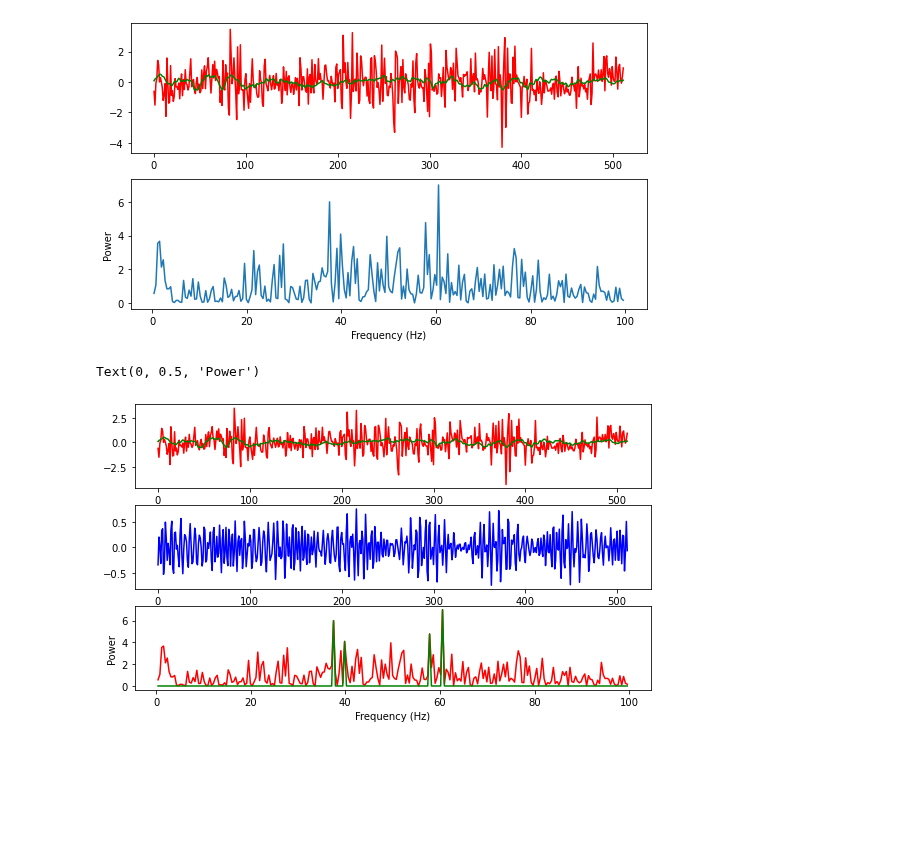
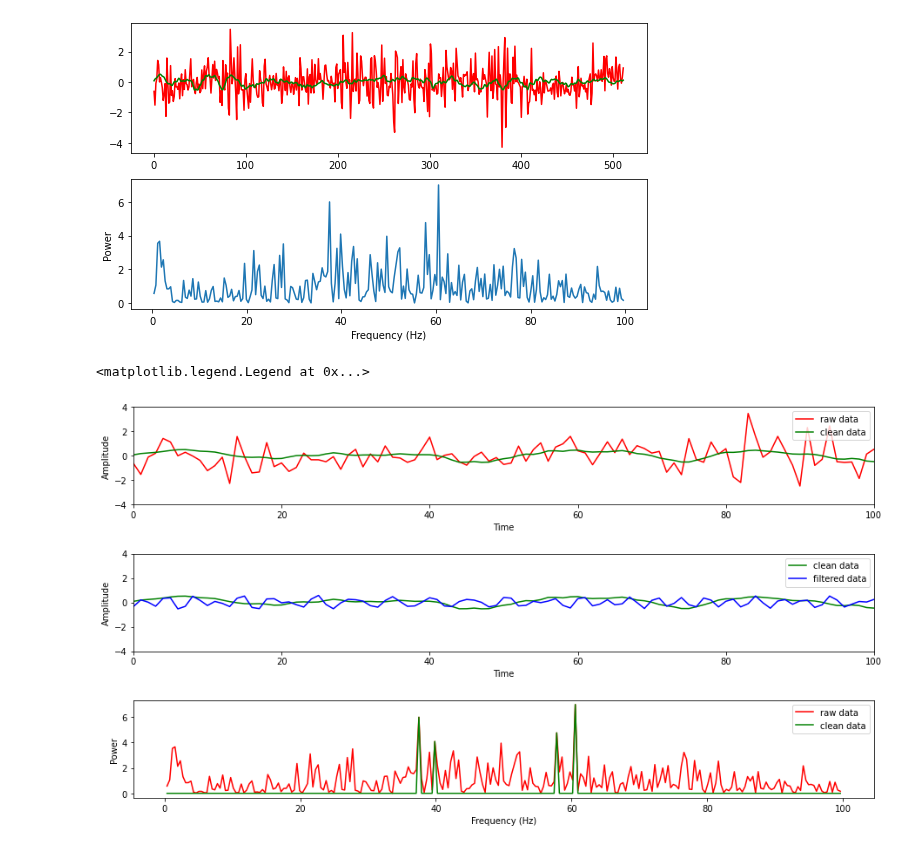
Before and after one commit to MartinaDoku2001/Thesis, a Jupyter notebook: EEG_denoising.ipynb, the cells around one changed output. Cells and saved outputs as stored; diff of their text form; code cells hidden in the pictures; blank space fills up the shorter version.

```diff
--- a/EEG_denoising.ipynb
+++ b/EEG_denoising.ipynb
@@ -385,22 +385,33 @@ Text(0, 0.5, 'Power')
 # %%
 indices= PSD>4 #creaes a boolean array with true values where PSD>4
 PSDclean=PSD*indices
 fft=indices*fft
 ffilt=np.fft.ifft(fft)
 
 fig, ax = plt.subplots(3,1)
-fig.set_size_inches(9.25, 5.25)
+#leave a margin between subplots
+fig.subplots_adjust(hspace=0.5)
+fig.set_size_inches(15.25, 8.25)
+#show only the first 1000 samples
+ax[0].set_xlim(0,100)
+ax[0].set_ylim(-4,4)
 ax[0].plot(t,train_dataset[0][0], color='red', label='raw data')
 ax[0].plot(t,train_dataset[1][0], color='green',label='clean data')
-plt.xlabel('Time')
-plt.ylabel('Amplitude')
+ax[0].set_xlabel('Time')
+ax[0].set_ylabel('Amplitude')
+ax[0].legend(loc='upper right')
+ax[1].set_xlim(0,100)
+ax[1].set_ylim(-4,4)
+ax[1].plot(t,train_dataset[1][0], color='green',label='clean data')
 ax[1].plot(t,ffilt, color='blue', label='filtered data')
-plt.xlabel('Time')
-plt.ylabel('Amplitude')
+ax[1].set_xlabel('Time')
+ax[1].set_ylabel('Amplitude')
+ax[1].legend()
 ax[2].plot(freq[L],PSD[L], color='red', label='raw data')
 ax[2].plot(freq[L],PSDclean[L], color='green',label='clean data')
-plt.xlabel('Frequency (Hz)')
-plt.ylabel('Power')
+ax[2].set_xlabel('Frequency (Hz)')
+ax[2].set_ylabel('Power')
+ax[2].legend()
 # %% [output]
-Text(0, 0.5, 'Power')
+<matplotlib.legend.Legend at 0x...>
-[figure, old version]
+[figure, new version]
```
Also changed, not shown: 7 other files.
